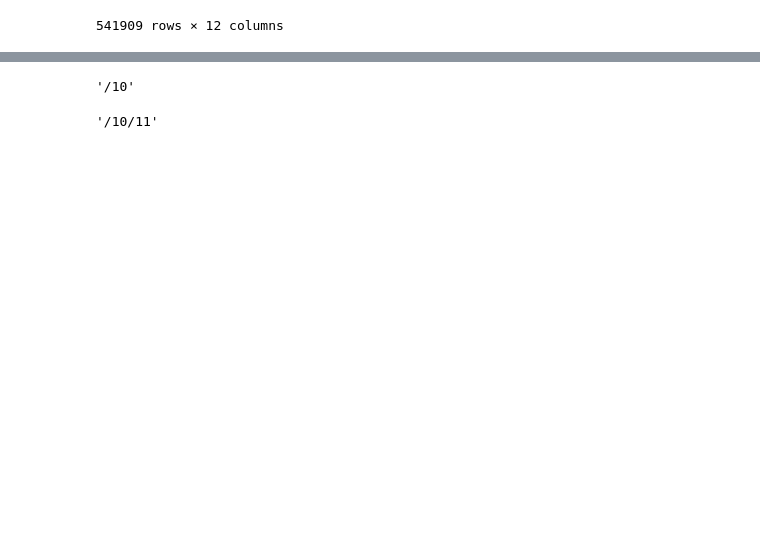
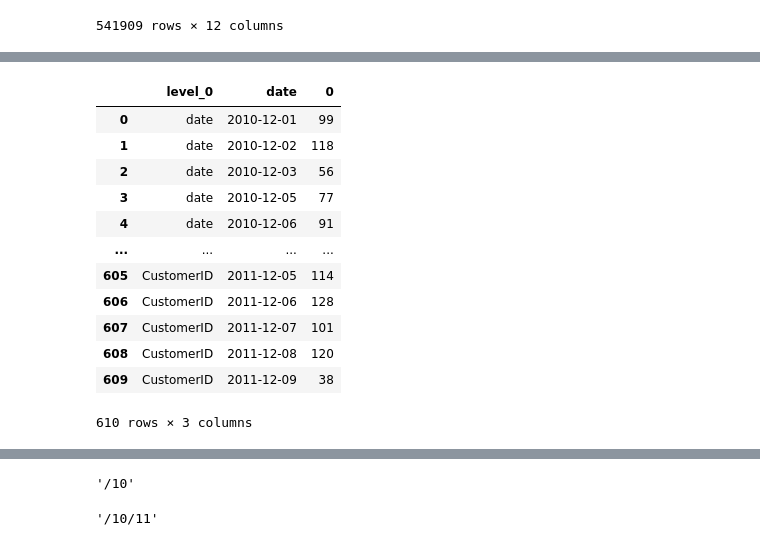
Before and after one commit to DK-Hieu/MindX, a Jupyter notebook: BI/BI40/BI40_B9_partice.ipynb, the cells around one changed output, grey strips where cells are left out. Cells and saved outputs as stored; diff of their text form; code cells hidden in the pictures; blank space fills up the shorter version.

```diff
--- a/BI/BI40/BI40_B9_partice.ipynb
+++ b/BI/BI40/BI40_B9_partice.ipynb
@@ -65 +127,20 @@ df1.groupby(['date'])[['CustomerID']].count()
+# %%
+df4 = df1.groupby(['date'])[['date','CustomerID']].count().unstack().reset_index()
+# df4.loc['Column_Total']= df4.sum(numeric_only=True, axis=0)
+# df4.loc[:,'Row_Total'] = df4.sum(numeric_only=True, axis=1)
+df4
+# %% [output]
+|  | level_0 | date | 0 |
+| 0 | date | 2010-12-01 | 99 |
+| 1 | date | 2010-12-02 | 118 |
+| 2 | date | 2010-12-03 | 56 |
+| 3 | date | 2010-12-05 | 77 |
+| 4 | date | 2010-12-06 | 91 |
+| ... | ... | ... | ... |
+| 605 | CustomerID | 2011-12-05 | 114 |
+| 606 | CustomerID | 2011-12-06 | 128 |
+| 607 | CustomerID | 2011-12-07 | 101 |
+| 608 | CustomerID | 2011-12-08 | 120 |
+| 609 | CustomerID | 2011-12-09 | 38 |
+610 rows × 3 columns
 # %%
```
Also changed, not shown: parts of 14 cells of this notebook, 3 other files.
